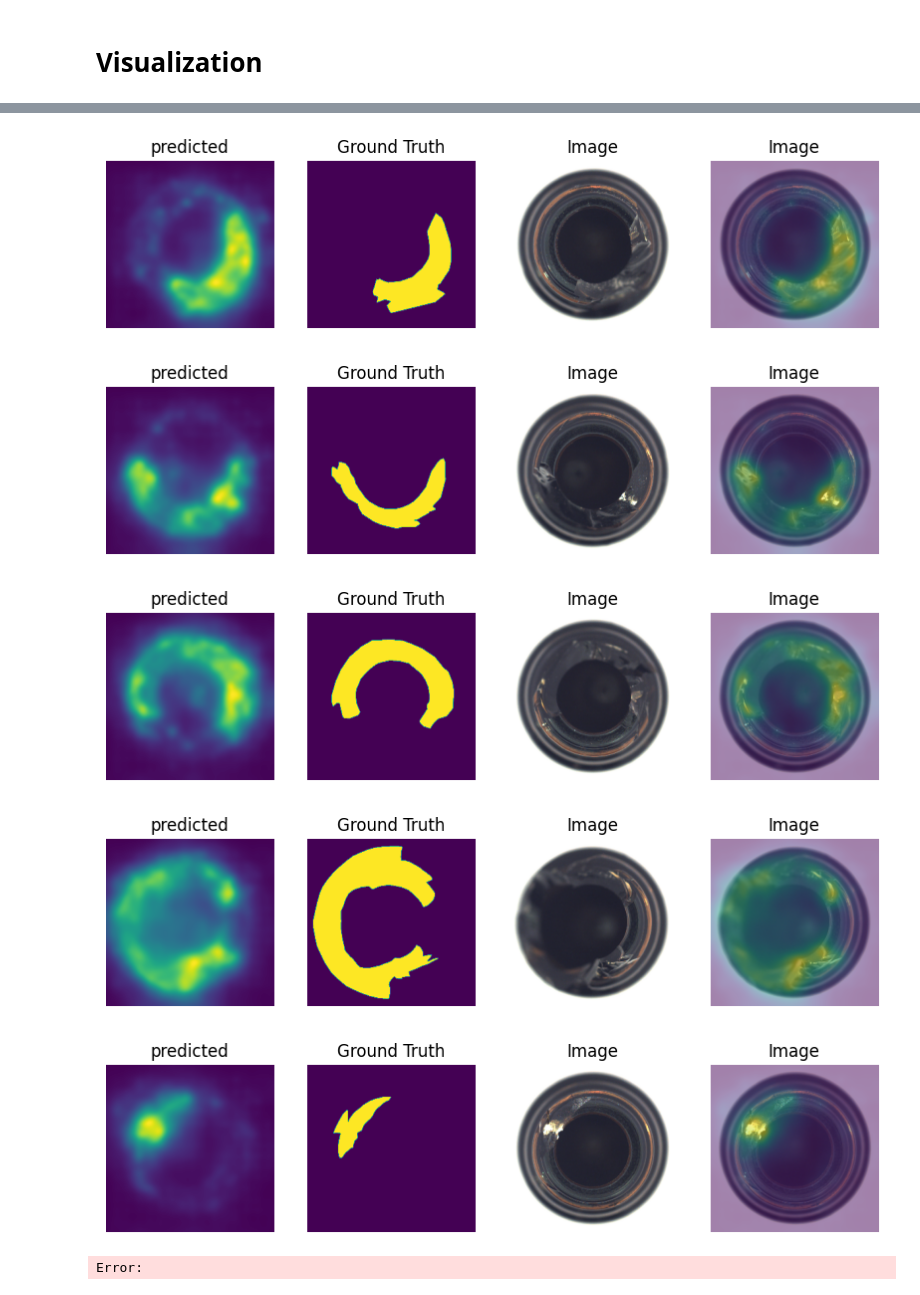
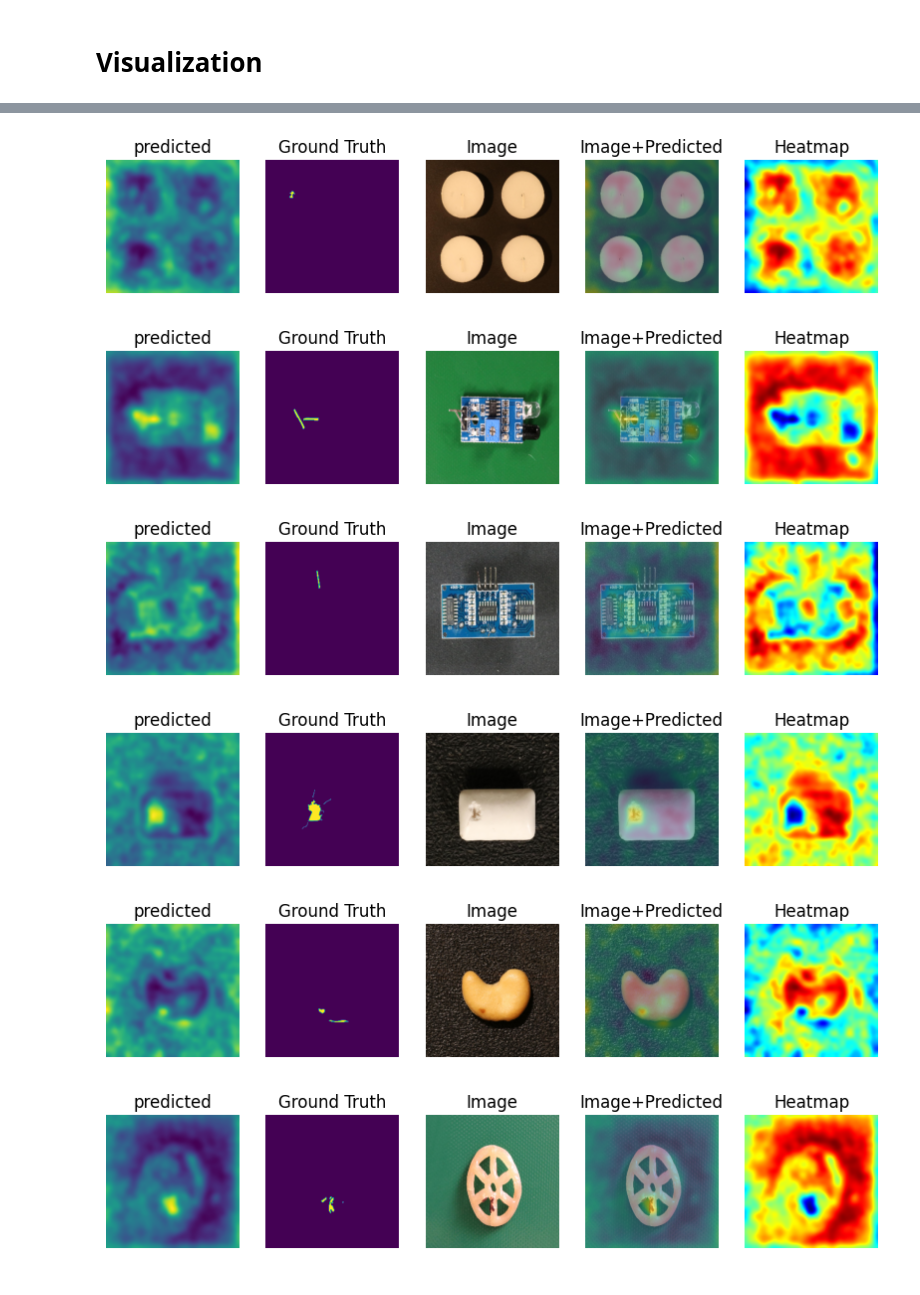
Before and after one commit to crimama/KDAD, a Jupyter notebook: Evaluate.ipynb, the cells around one changed output, grey strips where cells are left out. Saved outputs shown, nothing was run; the diff lists cells and outputs as text; code cells hidden in the pictures.

```diff
--- a/Evaluate.ipynb
+++ b/Evaluate.ipynb
@@ -114,8 +120,10 @@ def cvt2heatmap(gray):
 # Metrics
 # %%
 from scipy.ndimage import gaussian_filter
-from test import compute_pro
+from src.test import compute_pro
 from sklearn.metrics import roc_auc_score,auc
+#encoder,bn,decoder = encoder.to(device),bn.to(device),decoder.to(device)
+
 bn.eval()
 decoder.eval()
 encoder.eval()
@@ -129,7 +137,7 @@ aupro_list = []
 with torch.no_grad():
     for img,gt,label in testloader:
 
-        img = img.to(device)
+        #img = img.to(device)
         inputs = encoder(img)
         outputs = decoder(bn(inputs))
         anomaly_map,_ = cal_anomaly_map(inputs,outputs,img.shape[-1],amap_mode='a')
@@ -154,7 +160,7 @@ Pixel Auroc:0.985, Sample Auroc0.931, Pixel Aupro0.914
 # Visualization
 # %%
 from scipy.ndimage import gaussian_filter
-from test import compute_pro
+from src.test import compute_pro
 from sklearn.metrics import roc_auc_score,auc
 import cv2
 bn.eval()
@@ -172,7 +178,7 @@ with torch.no_grad():
     for img,gt,label in testloader:
         if label.item() == 1:
             #Inference
-            img = img.to(device)
+            #img = img.to(device)
             inputs = encoder(img)
             outputs = decoder(bn(inputs))
             anomaly_map,amap_list = cal_anomaly_map(inputs,outputs,img.shape[-1],amap_mode='a')
@@ -190,5 +196,5 @@ with torch.no_grad():
             plt.show()
             n +=1
 
-            if n == 10:
+            if n == 5:
                 break
@@ -208,52 +203,50 @@ from scipy.ndimage import gaussian_filter
 from src.test import compute_pro
 from sklearn.metrics import roc_auc_score,auc
 import cv2
-bn.eval()
-decoder.eval()
-encoder.eval()
 
-gt_list_px = []
-pr_list_px = []
-gt_list_sp = []
-pr_list_sp = []
-aupro_list = []
 
-n = 0
-with torch.no_grad():
+
+for img_cls in cls_list:
+    cfg = yaml.load(open(f"./save_models/ViSA/{img_cls}/config.yaml",'r'), Loader=yaml.FullLoader)
+    testloader,encoder,bn,decoder = load_save(cfg)
+
     for img,gt,label in testloader:
         if label.item() == 1:
-            img = img.to(device)
+
             inputs = encoder(img)
             outputs = decoder(bn(inputs))
             anomaly_map,amap_list = cal_anomaly_map(inputs,outputs,img.shape[-1],amap_mode='a')
             anomaly_map = gaussian_filter(anomaly_map, sigma=4)
             anomaly_map = min_max_norm(anomaly_map)
-            fig,axes = plt.subplots(1,4,figsize=(10,10))
+            fig,axes = plt.subplots(1,5,figsize=(10,10))
             axes[0].imshow(anomaly_map)
             axes[0].set_title('predicted')
             axes[0].axis('off')
 
             axes[1].imshow(torch.permute(gt.squeeze(0),dims=(1,2,0)))
             axes[1].set_title('Ground Truth')
             axes[1].axis('off')
 
             axes[2].imshow(torch.permute(img.squeeze(0),dims=(1,2,0)).detach().cpu().numpy())
             axes[2].axis('off')
             axes[2].set_title('Image')
 
 
             axes[3].imshow(cv2.resize(torch.permute(img.squeeze(0),dims=(1,2,0)).detach().cpu().numpy(),dsize=(256,256)))
             axes[3].imshow(anomaly_map,alpha=0.5)
             axes[3].axis('off')
-            axes[3].set_title('Image')
+            axes[3].set_title('Image+Predicted')
+
+            ano_map = cvt2heatmap(anomaly_map*255)
+            axes[4].imshow(ano_map)
+            axes[4].axis('off')
+            axes[4].set_title('Heatmap')
             plt.show()
-            n +=1
-            if n == 5:
-                break
+            break
 # %% [output]
-[figure, old version]
+[figure, new version]
-[figure, old version]
+[figure, new version]
-[figure, old version]
+[figure, new version]
-[figure, old version]
+[figure, new version]
-[figure, old version]
+[figure, new version]
-Error:
+[figure, added]
```
Also changed, not shown: parts of 4 cells of this notebook.
